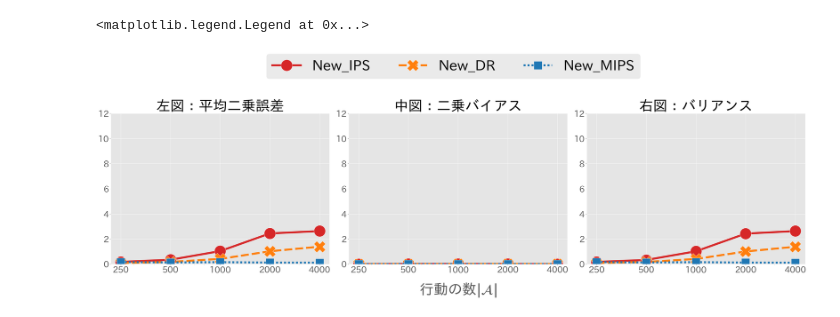
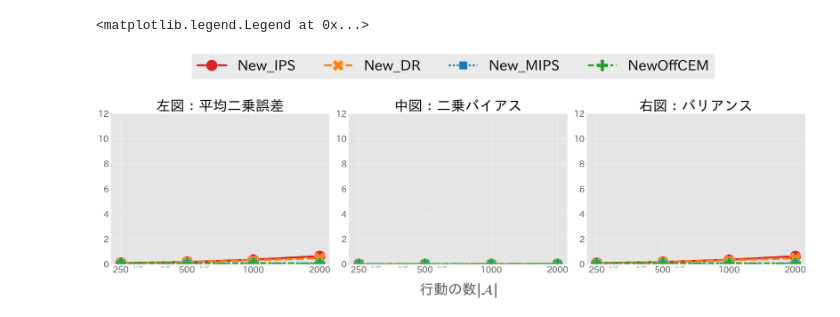
Before and after one commit to taishirooo/cfml-WASEDA-datascience-competition, a Jupyter notebook: Increment_Based_MIPS/MIPS_12month.ipynb, the cells around one changed output. Saved outputs shown, nothing was run; the diff lists cells and outputs as text; code cells hidden in the pictures.

```diff
--- a/Increment_Based_MIPS/MIPS_12month.ipynb
+++ b/Increment_Based_MIPS/MIPS_12month.ipynb
@@ -21,7 +21,7 @@ from utils import eps_greedy_policy, aggregate_simulation_results, remove_outlie
 num_runs = 50 # シミュレーションの繰り返し回数
 dim_context = 5 # 特徴量xの次元
 num_clusters = 30 # 行動クラスタ数
-num_data = 500 # ログデータのサイズ
+num_data = 1000 # ログデータのサイズ
 beta = -0.2 # データ収集方策のパラメータ
 lambda1_ = 0.0 # クラスタ効果と残差効果の配合率
 lambda0_ = 0.0
@@ -29,7 +29,7 @@ random_state = 12345
 random1_ = check_random_state(random_state)
 random0_ = check_random_state(random_state+22)
 random_ = check_random_state(random_state+1)
-num_actions_list = [250, 500, 1000,2000, 4000] # 行動数, |A|
+num_actions_list = [250, 500, 1000, 2000] # 行動数, |A|
 # %%
 result_df_list = []
 theta_g_1 = random1_.normal(size=(dim_context, num_clusters))
@@ -78,14 +78,17 @@ for num_actions in num_actions_list:
 
         ## ログデータを用いてオフ方策評価を実行する
         estimated_policy_values = dict()
-        estimated_policy_values["ips"] = calc_new_ips(offline_logged_data, pi)
+        estimated_policy_values["Newips"] = calc_new_ips(offline_logged_data, pi)
         #estimated_policy_values["mips_takashi"] = calc_new_mips_takashi3(offline_logged_data, pi)
-        estimated_policy_values["dr"] = calc_new_dr(offline_logged_data, pi,
-            q0_hat = offline_logged_data["q_x_a_0"] + random_.normal(-0.05, scale=0.05, size=(num_data, num_actions)),
-            q1_hat = offline_logged_data["q_x_a_1"] + random_.normal(-0.05, scale=0.05, size=(num_data, num_actions))
+        estimated_policy_values["Newdr"] = calc_new_dr(offline_logged_data, pi,
+            q0_hat = offline_logged_data["q_x_a_0"] + random_.normal(size=(num_data, num_actions)),
+            q1_hat = offline_logged_data["q_x_a_1"] + random_.normal(size=(num_data, num_actions))
         )
-        estimated_policy_values["mips"] = calc_new_mips(offline_logged_data, pi)
+        estimated_policy_values["Newmips"] = calc_new_mips(offline_logged_data, pi)
         #estimated_policy_values["mips (w_hat)"] = calc_mips(offline_logged_data, pi, is_estimate_w=True)
+        q_1_hat = offline_logged_data["h_x_a_1"] + random_.normal(size=(num_data, num_actions))
+        q_0_hat = offline_logged_data["h_x_a_0"] + random_.normal(size=(num_data, num_actions))
+        estimated_policy_values["NewOffCEM"] = calc_new_offcem(offline_logged_data, pi, q_1_hat, q_0_hat)
         estimated_policy_value_list.append(estimated_policy_values)
 
     ## シミュレーション結果を集計する
@@ -117,35 +176,35 @@ for i, y in enumerate(["se", "bias", "variance"]):
     ax = ax_list[i]
     sns.lineplot(
         markers=True,
         markersize=40,
         linewidth=7,
         legend=False,
         style="est",
         x="num_actions",
         y=y,
         hue="est",
         ax=ax,
         ci=None,
-        palette=["tab:red", "tab:orange", "tab:blue"],
-        data=result_df_actions.query("est == 'ips' or  est == 'mips' or est == 'dr'"),
+        palette=["tab:red", "tab:orange", "tab:blue", "tab:green"],
+        data=result_df_actions.query("est == 'Newips' or  est == 'Newdr' or est == 'Newmips' or est == 'NewOffCEM'"),
     )
     ax.set_title(y_label_dict[y], fontsize=50)
     # yaxis
     ax.set_ylabel("")
-    ax.set_ylim(0.0, 10)
+    ax.set_ylim(0.0, 3.0)
     ax.set_yticks([0, 2, 4, 6, 8, 10, 12])
     ax.tick_params(axis="y", labelsize=30)
     ax.yaxis.set_label_coords(-0.1, 0.5)
     # xaxis
     ax.set_xscale("log")
     if i == 1:
         ax.set_xlabel(r"行動の数$|\mathcal{A}|$", fontsize=50)
     else:
         ax.set_xlabel(r"", fontsize=40)
     ax.set_xticks(num_actions_list)
     ax.set_xticklabels(num_actions_list, fontsize=30)
     ax.xaxis.set_label_coords(0.5, -0.12)
-fig.legend(["New_IPS", "New_DR", "New_MIPS"], fontsize=50, bbox_to_anchor=(0.5, 1.15), ncol=4, loc="center")
+fig.legend(["New_IPS", "New_DR", "New_MIPS", "NewOffCEM"], fontsize=50, bbox_to_anchor=(0.5, 1.15), ncol=4, loc="center")
 # %% [output]
 <matplotlib.legend.Legend at 0x...>
-[figure, old version]
+[figure, new version]
```
Also changed, not shown: parts of 3 cells of this notebook, 1 other file.
